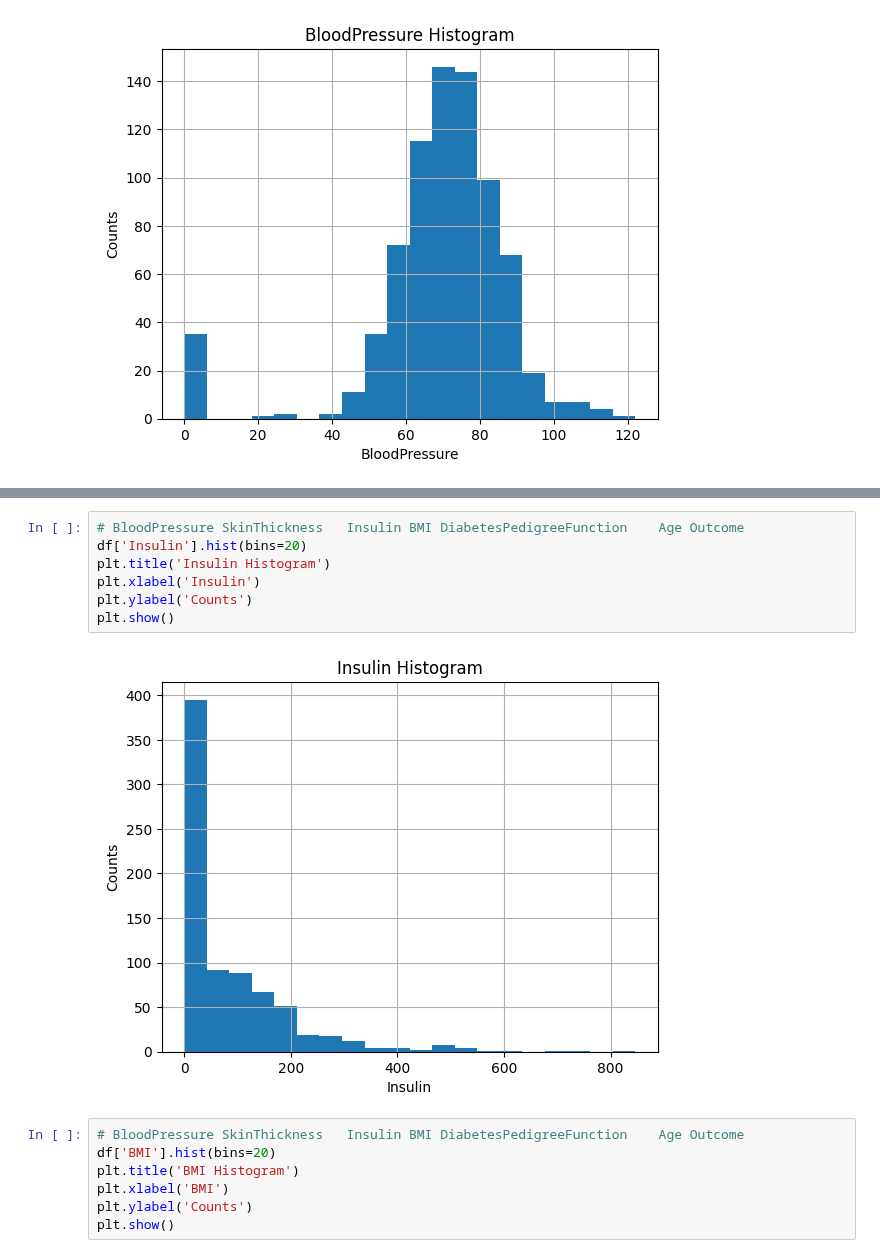
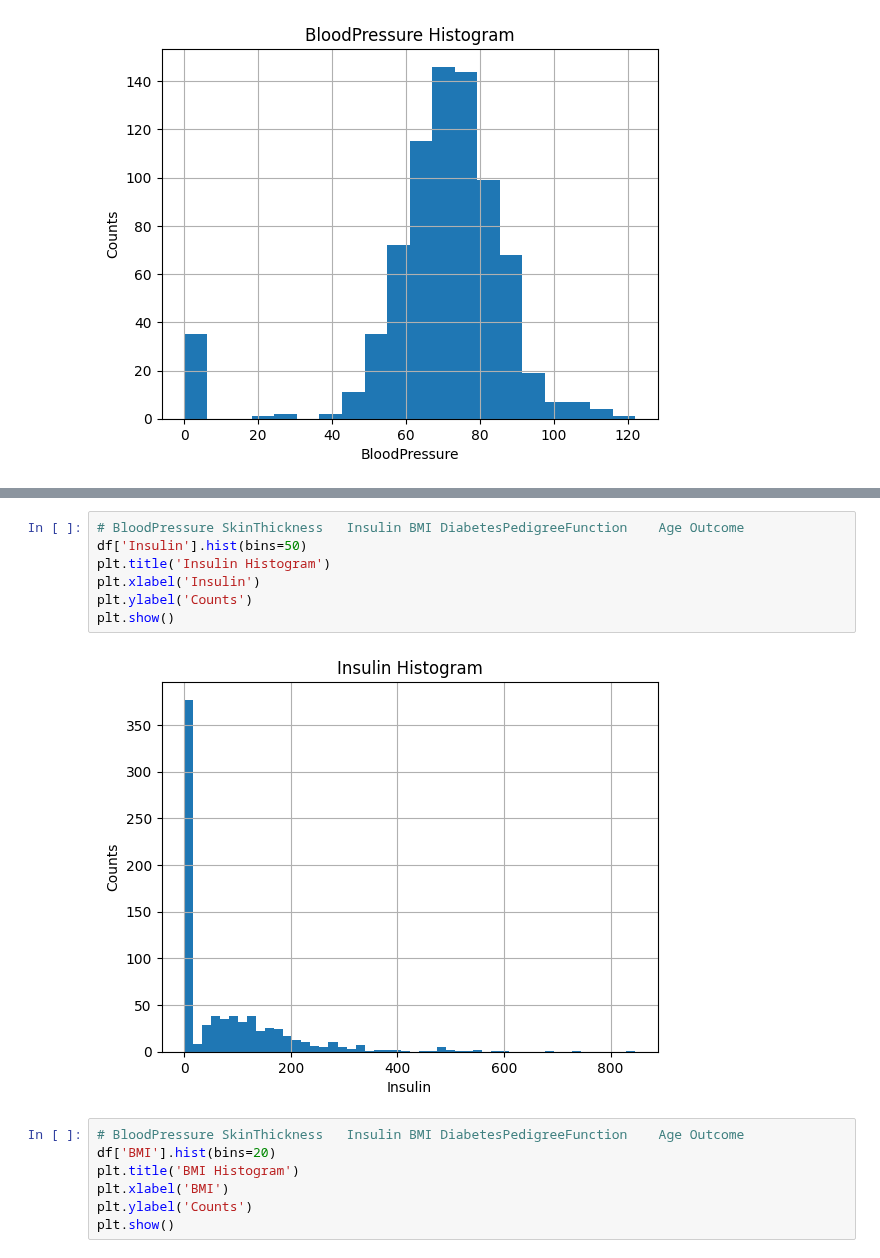
Before and after one commit to lazarosgogos/ML-exercises, a Jupyter notebook: ML_Project_1.ipynb, the cells around one changed output, grey strips where cells are left out. Drawn from its saved outputs; the diff is of its cells as text.

```diff
--- a/ML_Project_1.ipynb
+++ b/ML_Project_1.ipynb
@@ -80,12 +83,12 @@ plt.show()
 # %%
 # BloodPressure	SkinThickness	Insulin	BMI	DiabetesPedigreeFunction	Age	Outcome
-df['Insulin'].hist(bins=20)
+df['Insulin'].hist(bins=50)
 plt.title('Insulin Histogram')
 plt.xlabel('Insulin')
 plt.ylabel('Counts')
 plt.show()
 # %% [output]
-[figure, old version]
+[figure, new version]
 # %%
 # BloodPressure	SkinThickness	Insulin	BMI	DiabetesPedigreeFunction	Age	Outcome
 df['BMI'].hist(bins=20)
```
Also changed, not shown: parts of 39 cells of this notebook.
